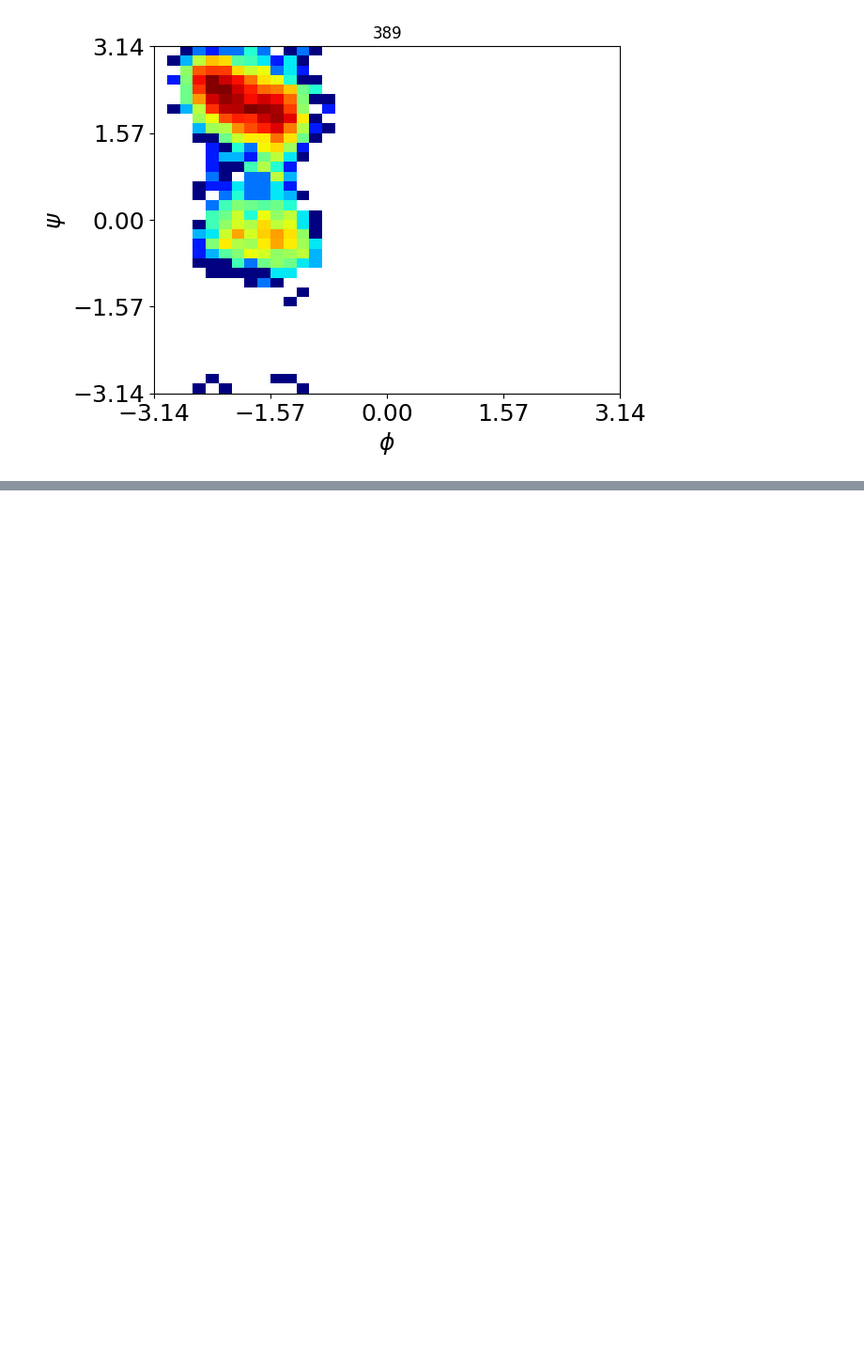
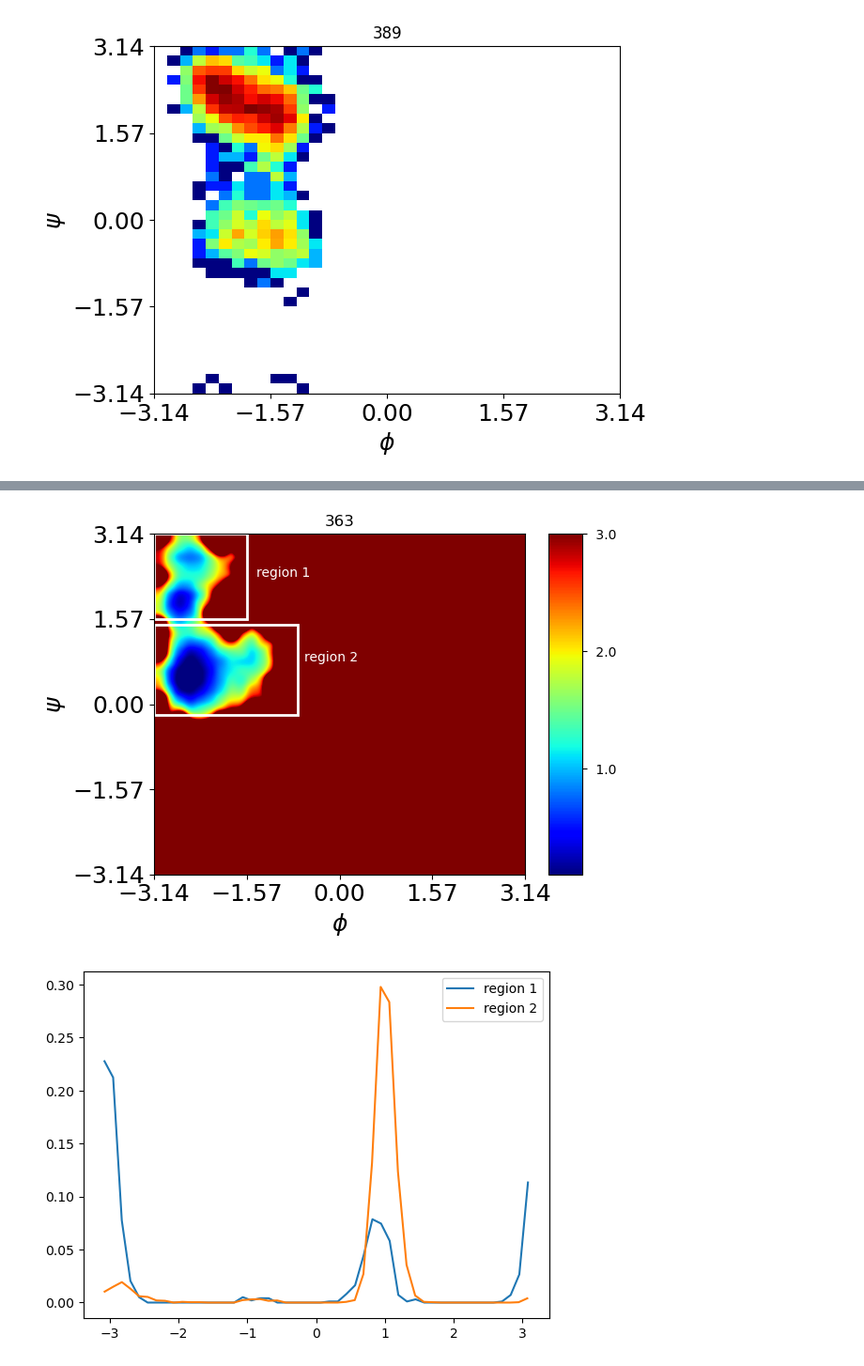
Before and after one commit to alanzy199/CHEM101.6, a Jupyter notebook: week3/homework_week3.ipynb, the cells around one changed output, grey strips where cells are left out. Shown at 94% size. Cells and saved outputs as stored; diff of their text form; code cells hidden in the pictures; blank space fills up the shorter version.

```diff
--- a/week3/homework_week3.ipynb
+++ b/week3/homework_week3.ipynb
@@ -503,0 +444,61 @@ plt.show()
+# %%
+import matplotlib.patches as patches
+
+def hist_chi_1_condition(res,condition):
+    if res in dihedral_dict['chi1']:
+        data = dihedral_dict['chi1'][res][condition]
+        hist, bin_edges = np.histogram(data, bins=50)
+    else:
+        return
+    centers = bin_edges[:-1] + np.diff(bin_edges)/2
+    return centers, hist/len(data)
+
+
+
+free_energy,xedges,yedges=np.histogram2d(dihedral_dict['psi'][363],dihedral_dict['phi'][363],36,[[-3.14,3.14],[-3.14,3.14]],density=True,weights=None)
+free_energy=np.log(np.flipud(free_energy)+.000001)
+T=300
+kbT=T*0.008314/4.184 # kT in kcal/mol
+dG=-(kbT)*free_energy #Convert to kcal/mol
+
+fig, ax = plt.subplots()
+im = ax.imshow(dG, interpolation='gaussian',extent=[yedges[0], yedges[-1], xedges[0], xedges[-1]],cmap='jet',aspect='auto',vmin=0.1, vmax=3.0)
+
+region_1 = patches.Rectangle((-np.pi,np.pi/2), np.pi/2, np.pi/2, fill=False, edgecolor='white', linewidth=2)
+region_2 = patches.Rectangle((-np.pi,-0.2), np.pi-0.7, np.pi/2+0.1, fill=False, edgecolor='white', linewidth=2)
+ax.add_patch(region_1)
+ax.add_patch(region_2)
+ax.text(-1.4,0.75*np.pi,"region 1",color = "white")
+ax.text(-0.6,0.25*np.pi,"region 2",color = "white")
+plt.title(str(363))
+
+
+cbar_ticks=[0,1,2,3]
+fig.colorbar(im, ax = ax, ticks=cbar_ticks, format=('% .1f'), aspect=10) # grab the Colorbar instance
+imaxes = plt.gca()
+plt.xticks([-3.14,-3.14/2,0,3.14/2,3.14],fontsize=35)
+plt.yticks([-3.14,-3.14/2,0,3.14/2,3.14],fontsize=35)
+plt.xlabel('$\phi$', size=18)
+plt.ylabel('$\psi$', size=18)
+plt.tick_params(labelsize=18)
+
+plt.xticks(size='18')
+plt.yticks(size='18')
+plt.tight_layout()
+plt.show()
+
+
+
+condition_1 = (dihedral_dict['psi'][363]>1.57) & (dihedral_dict['phi'][363]<-1.57)
+
+condition_2 = (dihedral_dict['psi'][363]<1.57) & (dihedral_dict['psi'][363]>-0.2) & (dihedral_dict['phi'][363]<-0.7)
+
+
+
+plt.plot(*hist_chi_1_condition(363,condition_1),label = "region 1")
+plt.plot(*hist_chi_1_condition(363,condition_2),label = "region 2")
+plt.legend(loc='upper right')
+plt.show()
+# %% [output]
+[figure, added]
+[figure, added]
```
Also changed, not shown: parts of 5 cells of this notebook, 10 other files.
